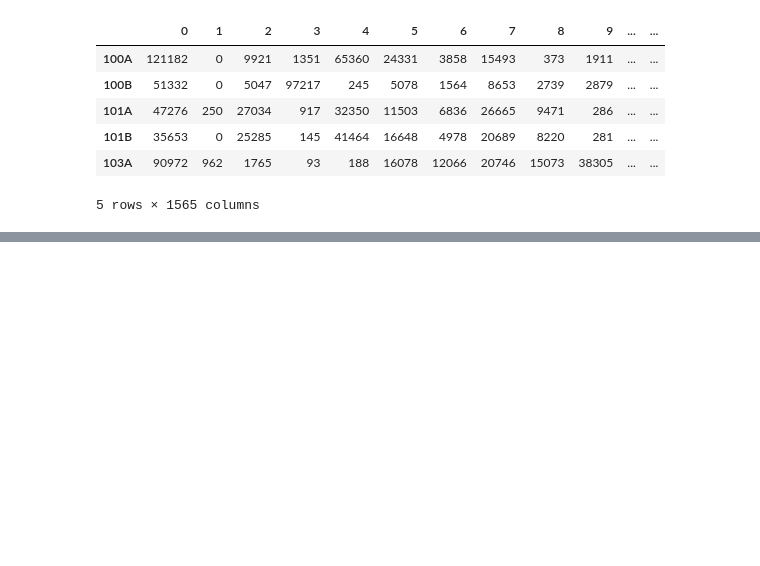
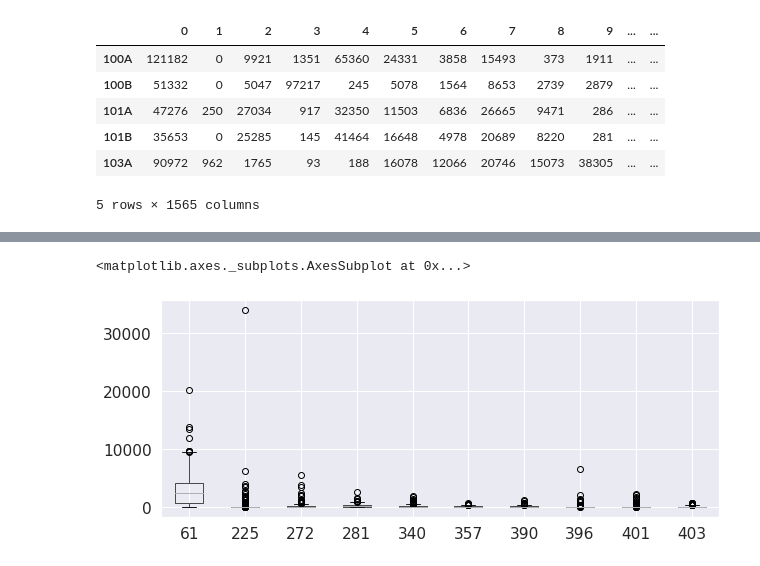
Before and after one commit to MaxJoas/metagenomic_contamination, a Jupyter notebook: supervised/supervised.ipynb, the cells around one changed output, grey strips where cells are left out. Saved outputs shown, nothing was run; the diff lists cells and outputs as text; code cells hidden in the pictures; blank space fills up the shorter version.

```diff
--- a/supervised/supervised.ipynb
+++ b/supervised/supervised.ipynb
@@ -411,0 +651,3 @@ whole_meta_df.head()
+# %%
+least_important = importance.nsmallest(10)
+least_important
@@ -411,0 +666,4 @@ whole_meta_df.head()
+# %%
+least_important_names = list(least_important.index)
+least_important_ind = [int(x[3:]) for x in least_important_names]
+least_important_ind
@@ -427,0 +690,5 @@ Name: 1560, dtype: int64
+# %%
+least_important_df.boxplot()
+# %% [output]
+<matplotlib.axes._subplots.AxesSubplot at 0x...>
+[figure, added]
```
Also changed, not shown: parts of 41 cells of this notebook, 5 other files.
